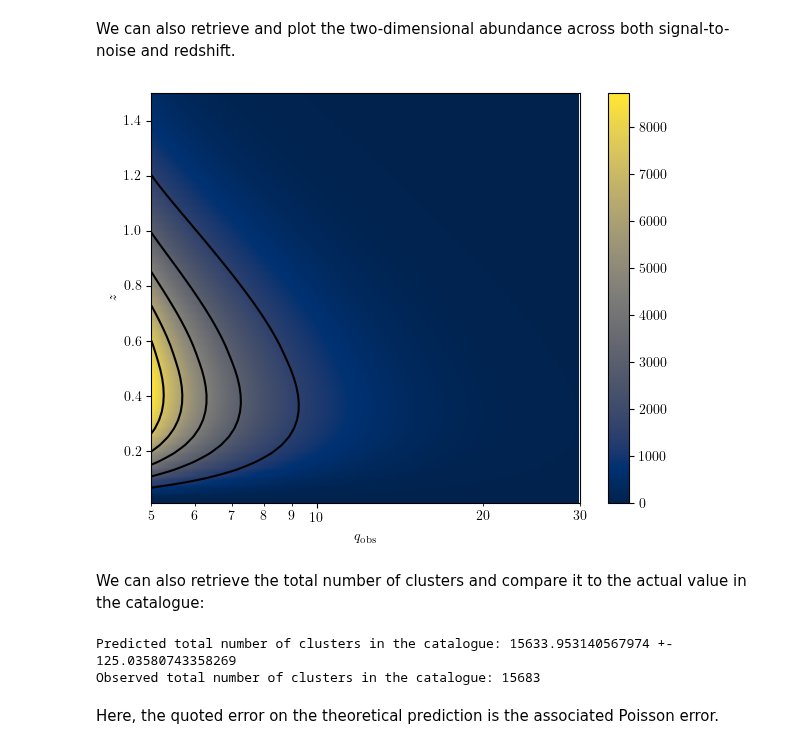
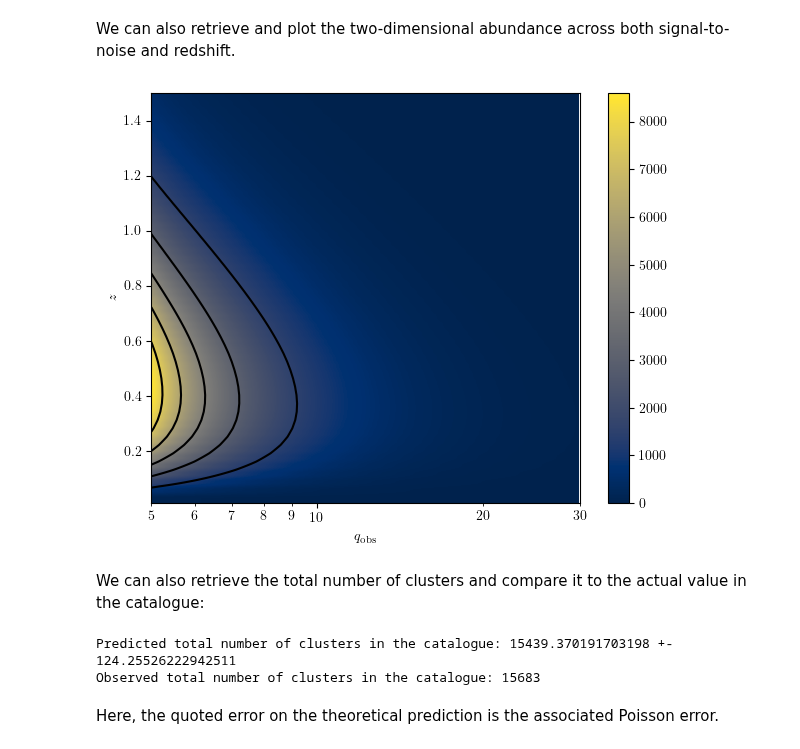
Before and after one commit to inigozubeldia/cosmocnc, a Jupyter notebook: tutorials/cosmocnc_tutorial.ipynb, the cells around one changed output. Saved outputs shown, nothing was run; the diff lists cells and outputs as text; code cells hidden in the pictures.

```diff
--- a/tutorials/cosmocnc_tutorial.ipynb
+++ b/tutorials/cosmocnc_tutorial.ipynb
@@ -70,6 +73,8 @@ cnc_params["stacked_data"] = ["p_so_sim_stacked"] #list of stacked data
 cnc_params["compute_stacked_cov"] = True
 
 
+cnc_params["interp_tinker"] = "log" #"linear" or "log" # only used if internal hmf is used
+
 cnc_params["data_lik_from_abundance"] = False
 cnc_params["likelihood_type"] = "unbinned"
 
@@ -134,26 +150,26 @@ abundance_matrix = np.flip(number_counts.abundance_matrix,axis=0)
 # %%
 import matplotlib.ticker as mticker
 from matplotlib.ticker import ScalarFormatter
 from matplotlib.ticker import StrMethodFormatter
 
 fig = pl.figure()
 ax = fig.add_subplot()
 
 im = ax.imshow(abundance_matrix,extent=[SNR[0],SNR[-1],z[0],z[-1]],cmap="cividis",aspect=0.5)
 fig.colorbar(im,ax=ax)
 ax.contour(np.flip(abundance_matrix,axis=0),colors=["k","k","k","k"],extent=[SNR[0],SNR[-1],z[0],z[-1]])
 ax.set_xscale("log")
-ax.set_xlabel("$q_{\mathrm{obs}}$")
+ax.set_xlabel(r"$q_{\mathrm{obs}}$")
 ax.set_ylabel("$z$")
 ax.set_xlim([5.,30.])
 ax.set_ylim([0.01,1.5])
 ax.xaxis.set_minor_formatter(mticker.ScalarFormatter())
 ax.xaxis.set_major_formatter(ScalarFormatter())
 ax.xaxis.set_major_formatter(StrMethodFormatter('{x:,.0f}'))
 fig.tight_layout()
 pl.show()
 # %% [output]
-[figure, old version]
+[figure, new version]
 # %% [markdown]
 We can also retrieve the total number of clusters and compare it to the actual value in the catalogue:
 # %%
@@ -163,7 +179,7 @@ n_tot_obs = number_counts.catalogue.n_tot
 print("Predicted total number of clusters in the catalogue:",n_tot_theory,"+-",np.sqrt(n_tot_theory))
 print("Observed total number of clusters in the catalogue:",n_tot_obs)
 # %% [output]
-Predicted total number of clusters in the catalogue: 15633.953140567974 +- 125.03580743358269
+Predicted total number of clusters in the catalogue: 15439.370191703198 +- 124.25526222942511
 Observed total number of clusters in the catalogue: 15683
 # %% [markdown]
 Here, the quoted error on the theoretical prediction is the associated Poisson error.
```
Also changed, not shown: parts of 11 cells of this notebook, 3 other files.
